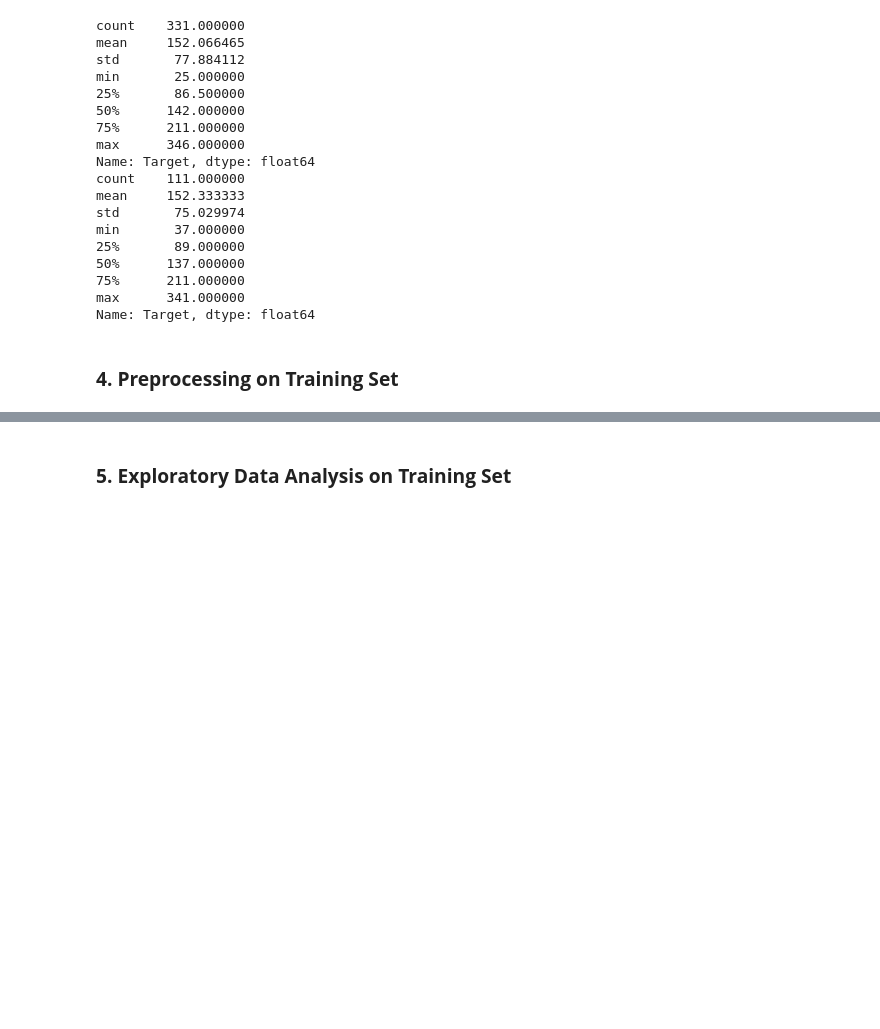
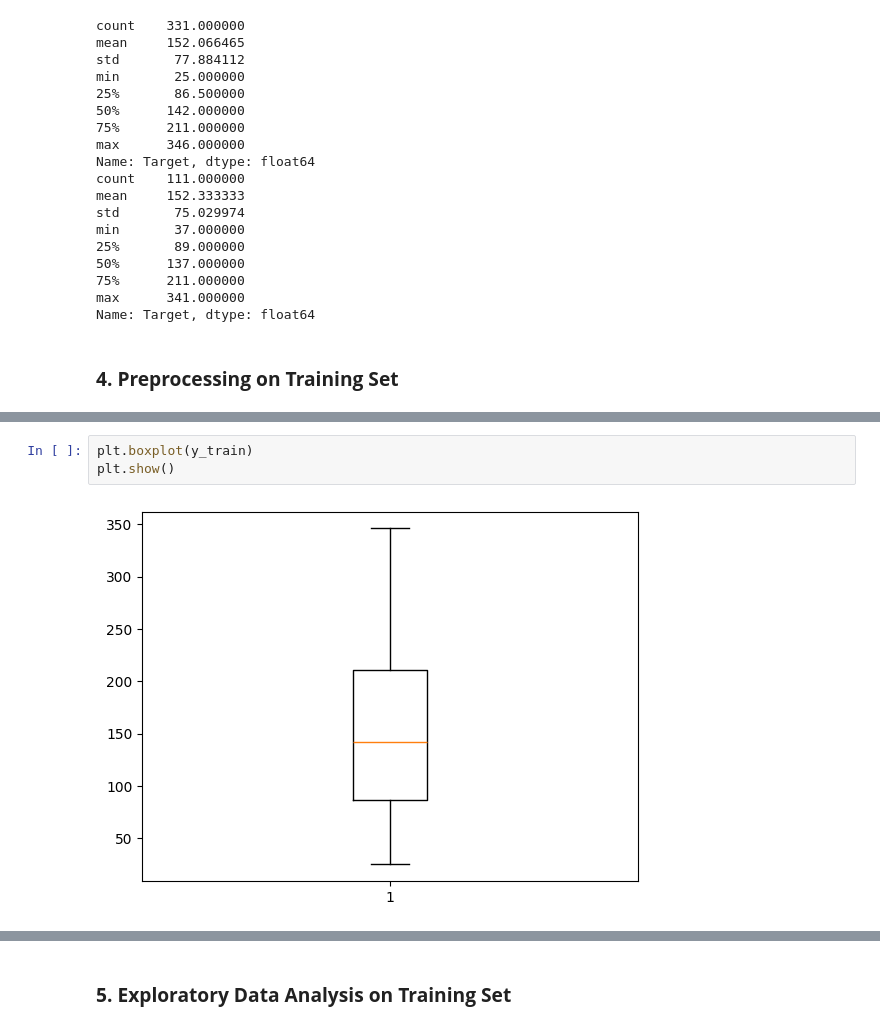
Before and after one commit to atkrish0/statmod, a Jupyter notebook: regression/statsmodels/diabetes_reg_analysis.ipynb, the cells around one changed output, grey strips where cells are left out. Drawn from its saved outputs; the diff is of its cells as text; blank space fills up the shorter version.

```diff
--- a/regression/statsmodels/diabetes_reg_analysis.ipynb
+++ b/regression/statsmodels/diabetes_reg_analysis.ipynb
@@ -289,0 +307,5 @@ Name: Target, dtype: float64
+# %%
+plt.boxplot(y_train)
+plt.show()
+# %% [output]
+[figure, added]
```
Also changed, not shown: parts of 51 cells of this notebook.
